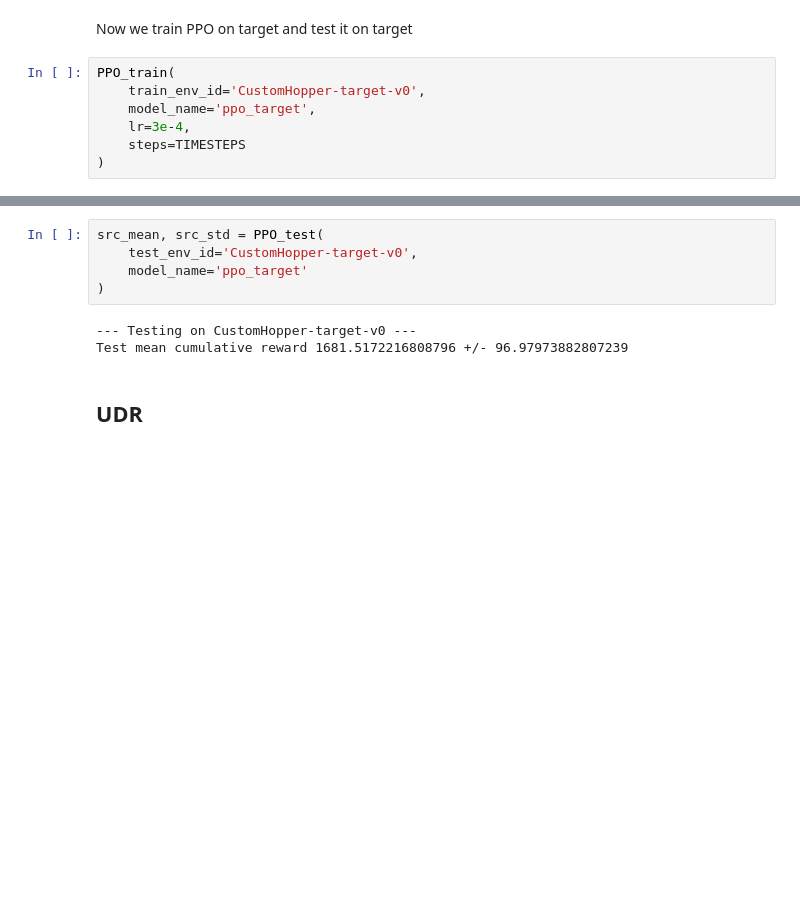
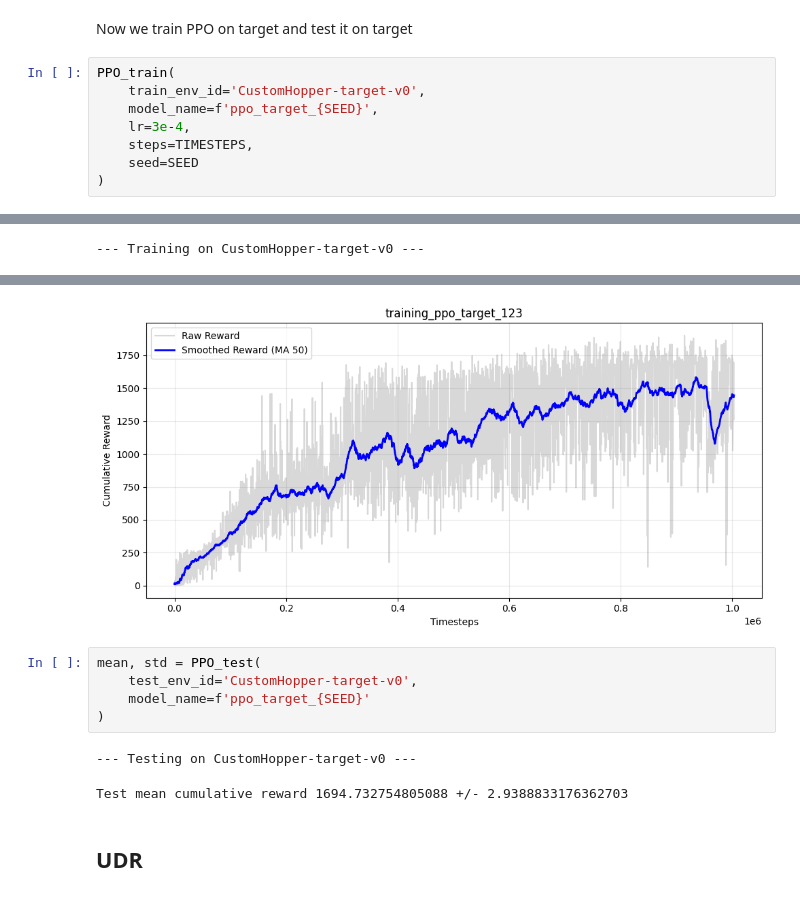
Before and after one commit to daviderandino/RLProject, a Jupyter notebook: experiments.ipynb, the cells around one changed output, grey strips where cells are left out. Saved outputs shown, nothing was run; the diff lists cells and outputs as text; blank space fills up the shorter version.

```diff
--- a/experiments.ipynb
+++ b/experiments.ipynb
@@ -38,7 +51,9 @@ Now we train PPO on target and test it on target
 # %%
 PPO_train(
     train_env_id='CustomHopper-target-v0',
-    model_name='ppo_target',
+    model_name=f'ppo_target_{SEED}',
     lr=3e-4,
-    steps=TIMESTEPS
+    steps=TIMESTEPS,
+    seed=SEED
 )
+# %% [output]
@@ -44,0 +61 @@ PPO_train(
+--- Training on CustomHopper-target-v0 ---
@@ -45,11 +63,12 @@ PPO_train(
+[figure, added]
 # %%
-src_mean, src_std = PPO_test(
+mean, std = PPO_test(
     test_env_id='CustomHopper-target-v0',
-    model_name='ppo_target'
+    model_name=f'ppo_target_{SEED}'
 )
 # %% [output]
 --- Testing on CustomHopper-target-v0 ---
-Test mean cumulative reward 1681.5172216808796 +/- 96.97973882807239
+Test mean cumulative reward 1694.732754805088 +/- 2.9388833176362703
 # %% [markdown]
 ## UDR
 # %% [markdown]
```
Also changed, not shown: parts of 11 cells of this notebook, 33 other files.
